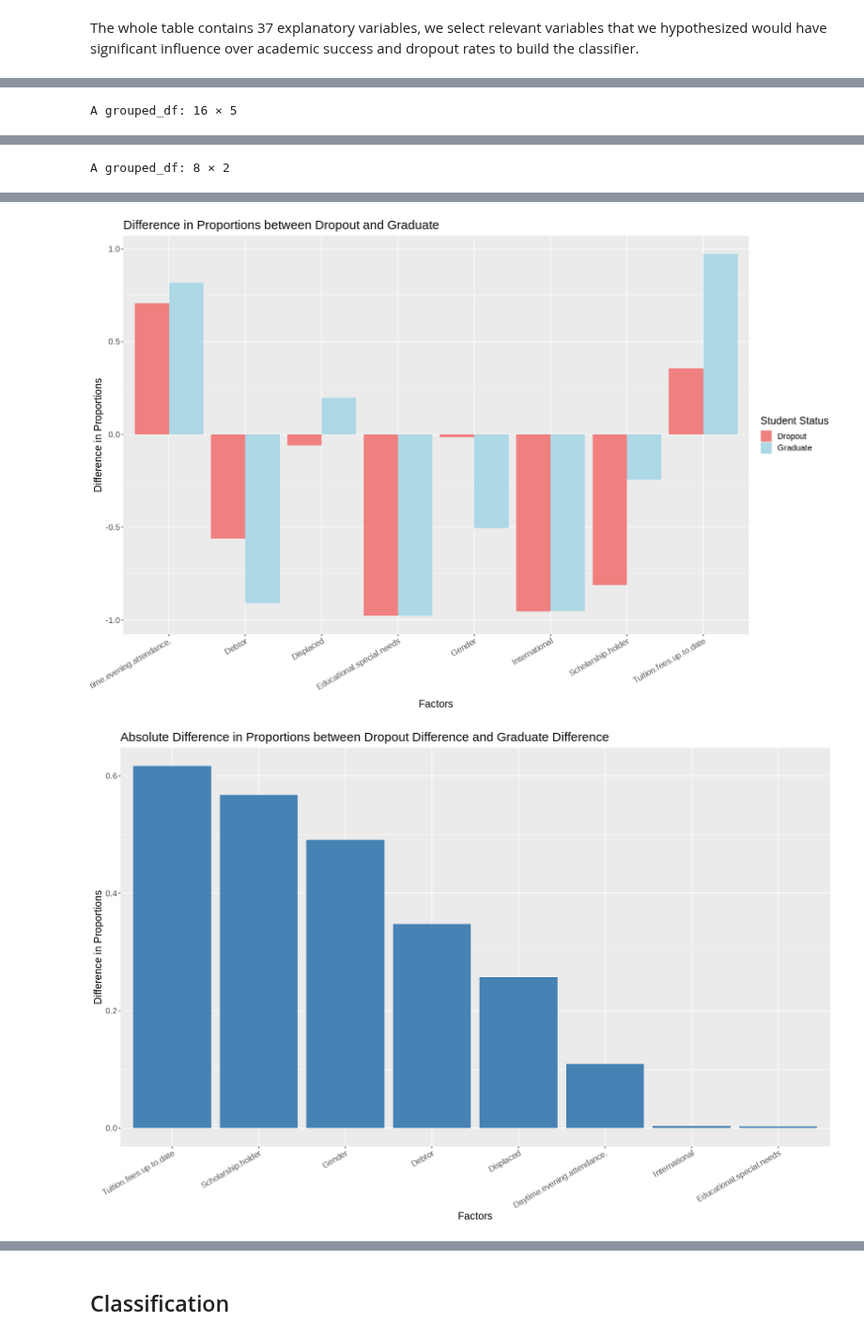
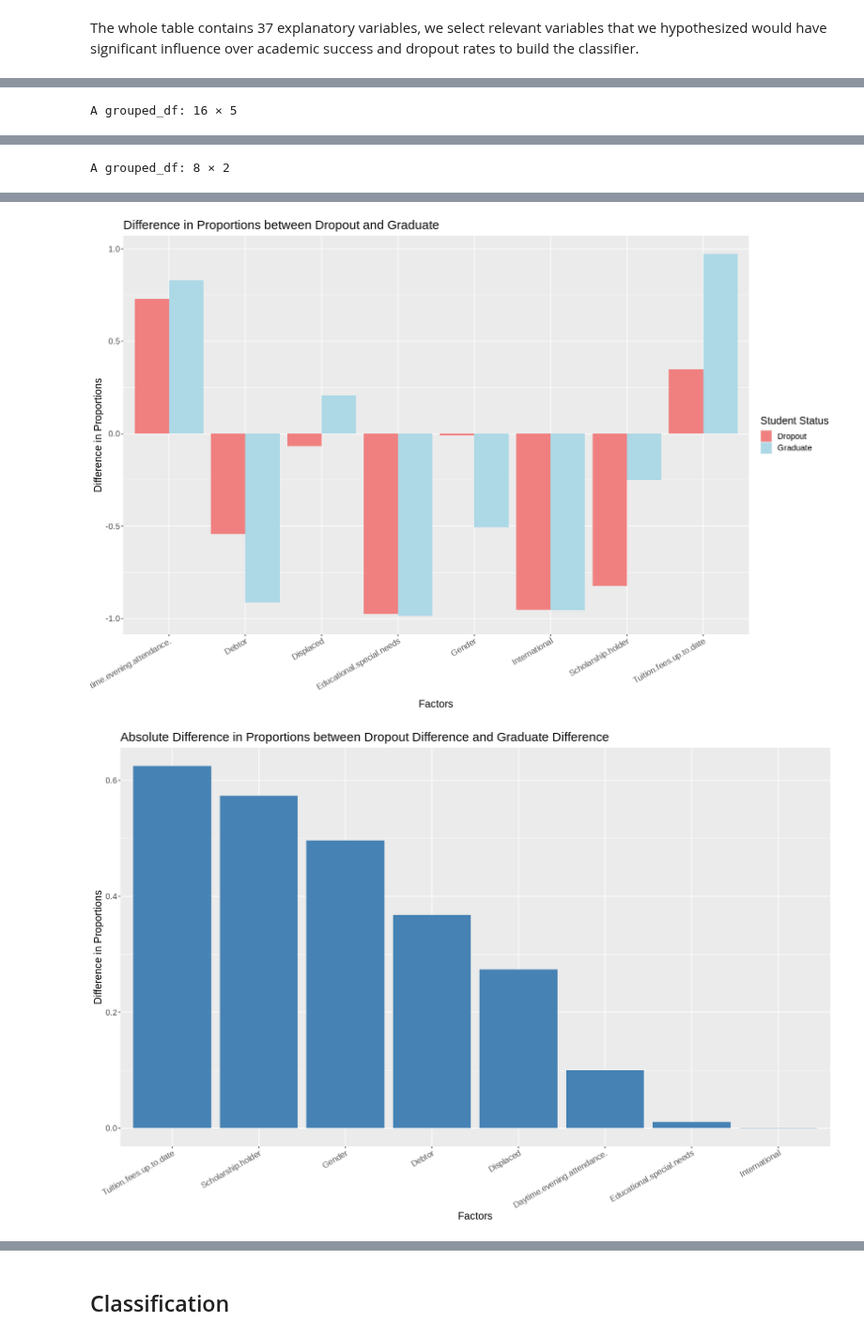
Before and after one commit to lesleymai/ds_group, a Jupyter notebook: Group_Report.ipynb, the cells around one changed output, grey strips where cells are left out. Shown at 94% size. Cells and saved outputs as stored; diff of their text form; code cells hidden in the pictures.

```diff
--- a/Group_Report.ipynb
+++ b/Group_Report.ipynb
@@ -90,8 +91,9 @@ print(num_na_rows)
 In addition, we focus on predicting if a student achieves academic success by classifying him or her as a graduated student or a dropout, so we filter out the enrolled students in our dataset.
 # %%
 students_data_filtered <-  students_data |>
-    mutate(Target = as.factor(Target)) |>
-    filter(Target != "Enrolled")
+    filter(Target != "Enrolled") |>
+    mutate(Target = as.factor(Target))
 
-head(students_data)
+
+students_data_filtered
 # %% [output]
@@ -107,7 +120,15 @@ A tibble: 6 × 37
+# %%
+set.seed(2023)
+# Using a 75/25 split and stratifying on the target variable to ensure the sets have similar proportions of each class
+students_split <- initial_split(students_data_filtered, prop = 0.75, strata = Target)
+
+# Extract the training and testing data from the split
+students_train <- training(students_split)
+students_test <- testing(students_split)
 # %% [markdown]
 The whole table contains 37 explanatory variables, we select relevant variables that we hypothesized would have significant influence over academic success and dropout rates to build the classifier.
 # %%
-students_numerical_data <- students_data_filtered |>
+students_numerical_data <- students_train |>
       select(-Daytime.evening.attendance.,
 -Displaced,
 -Debtor,
@@ -117,9 +138,9 @@ students_numerical_data <- students_data_filtered |>
 -Gender,
 -International)
 
-slice(students_numerical_data , 1:10)
+head(students_numerical_data)
 
-students_binary_data<-students_data_filtered |>
+students_binary_data<- students_train |>
 select(Daytime.evening.attendance.,
 Displaced,
 Debtor,
@@ -130,5 +151,5 @@ Gender,
 International,
 Target)
 
-slice(students_binary_data , 1:10)
+head(students_binary_data)
 # %% [output]
@@ -161,10 +174,10 @@ A tibble: 10 × 9
 # %%
-dropout_total <- students_data_filtered |>
+dropout_total <- students_train |>
 filter(Target == "Dropout") |>
 count(Target)|>
 pull(n)
 
-graduate_total <-  students_data_filtered |>
+graduate_total <-  students_train |>
 filter(Target == "Graduate") |>
 count(Target)|>
 pull(n)
@@ -260,5 +273,5 @@ A grouped_df: 8 × 2
-[figure, old version]
+[figure, new version]
-[figure, old version]
+[figure, new version]
 # %%
 Marital_dis <- ggplot(students_numerical_data, aes(x = Marital.status, fill = Target)) +
     geom_histogram(binwidth = 0.5) +
```
Also changed, not shown: parts of 18 cells of this notebook.
